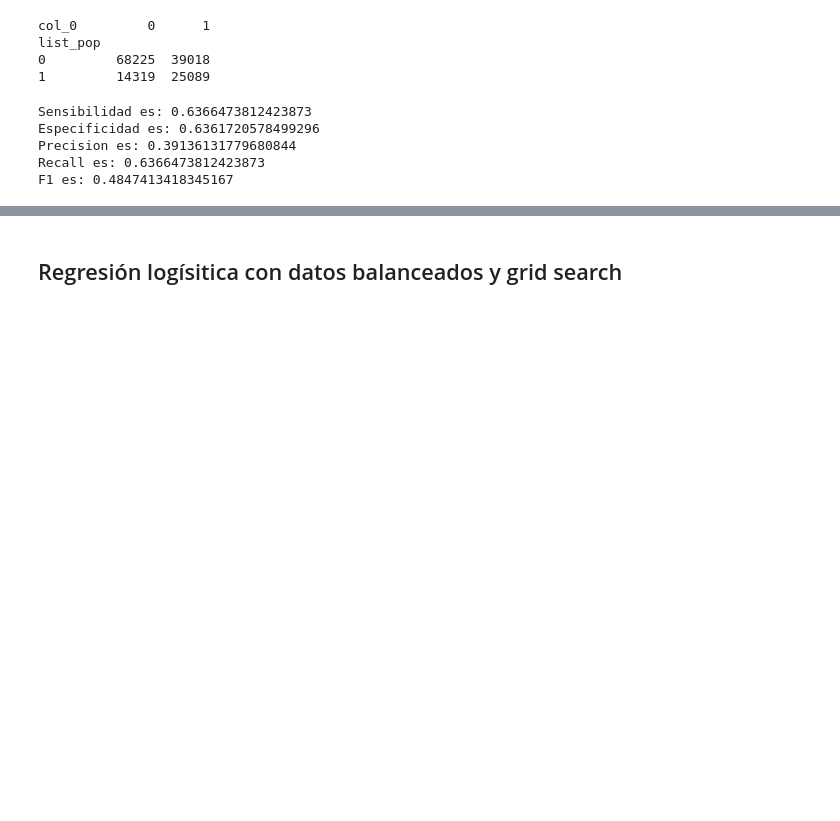
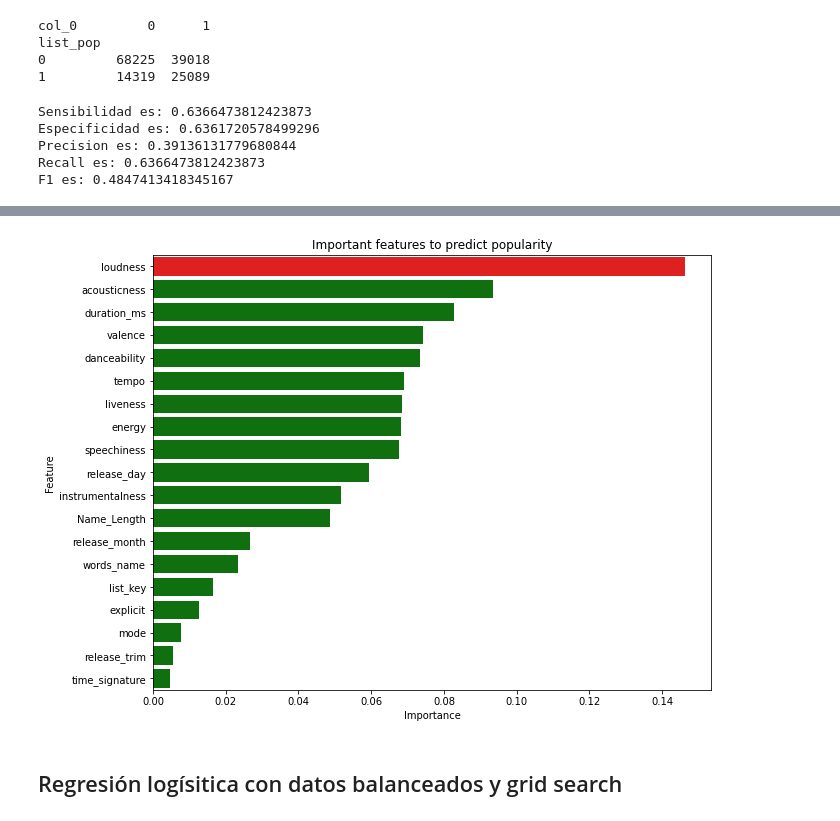
Before and after one commit to lucio-cornejo/proyecto-analisis-de-datos-1INF03, a Jupyter notebook: codes/paso-04.ipynb, the cells around one changed output, grey strips where cells are left out. Drawn from its saved outputs; the diff is of its cells as text; code cells hidden in the pictures; blank space fills up the shorter version.

```diff
--- a/codes/paso-04.ipynb
+++ b/codes/paso-04.ipynb
@@ -520,3 +520,5 @@ F1 es: 0.537740483817085
 # %%
 import pickle
 pickle.dump(model5, open('modelo5', 'wb'))
+# %%
+x_train_smote = pd.DataFrame(x_train_smote, columns = x_train.columns)
@@ -874,3 +901,11 @@ Especificidad es: 0.6361720578499296
 Precision es: 0.39136131779680844
 Recall es: 0.6366473812423873
 F1 es: 0.4847413418345167
+# %%
+# let's create a dictionary of features and their importance values
+feat_dict= {}
+for col, val in sorted(zip(x_train_smote.columns, model7.feature_importances_),key=lambda x:x[1],reverse=True):
+  feat_dict[col]=val
+# %%
+feat_df = pd.DataFrame({'Feature':feat_dict.keys(),'Importance':feat_dict.values()})
+feat_df
@@ -877,3 +930,12 @@ F1 es: 0.4847413418345167
+# %%
+values = feat_df.Importance
+idx = feat_df.Feature
+plt.figure(figsize=(10,8))
+clrs = ['green' if (x < max(values)) else 'red' for x in values ]
+sns.barplot(y=idx,x=values,palette=clrs).set(title='Important features to predict popularity')
+plt.show()
+# %% [output]
+[figure, added]
 # %%
 import pickle
 pickle.dump(model7, open('modelo7', 'wb'))
```
Also changed, not shown: parts of 4 cells of this notebook.
